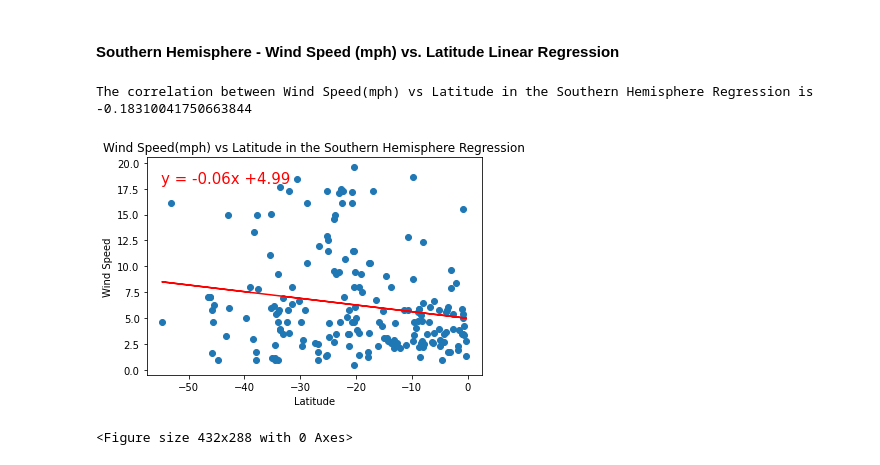
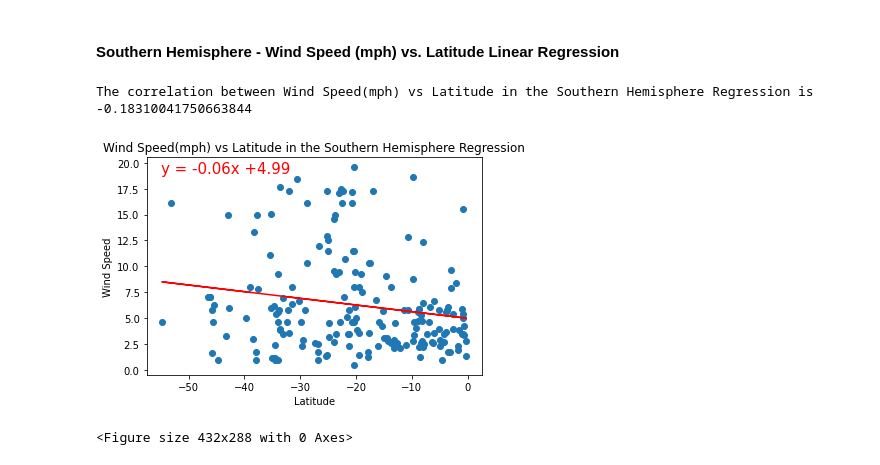
Before and after one commit to joshhopkins3/python-api-challenge, a Jupyter notebook: WeatherPy/WeatherPy.ipynb, the cells around one changed output. Drawn from its saved outputs; the diff is of its cells as text; code cells hidden in the pictures.

```diff
--- a/WeatherPy/WeatherPy.ipynb
+++ b/WeatherPy/WeatherPy.ipynb
@@ -336,10 +347,10 @@ plt.savefig('Northern Hemisphere - Wind Speed (mph) vs. Latitude.png', dpi=300,
 # %% [markdown]
 ####  Southern Hemisphere - Wind Speed (mph) vs. Latitude Linear Regression
 # %%
-linear_reg(southern_hemisphere, 'Wind Speed(mph) vs Latitude in the Southern Hemisphere Regression', 'Wind Speed', 'Wind Speed', 'output_data/SouthernWind_SpeedvsLatitude.png',(-55,18))
+linear_reg(southern_hemisphere, 'Wind Speed(mph) vs Latitude in the Southern Hemisphere Regression', 'Wind Speed', 'Wind Speed', 'output_data/SouthernCloudinessvsLatitude.png', (-55,19))
 # %% [output]
 The correlation between Wind Speed(mph) vs Latitude in the Southern Hemisphere Regression is -0.18310041750663844
-[figure, old version]
+[figure, new version]
 # %%
 plt.savefig('Southern Hemisphere - Wind Speed (mph) vs. Latitude.png', dpi=300, bbox_inches='tight')
 # %% [output]
```
Also changed, not shown: parts of 2 cells of this notebook.
